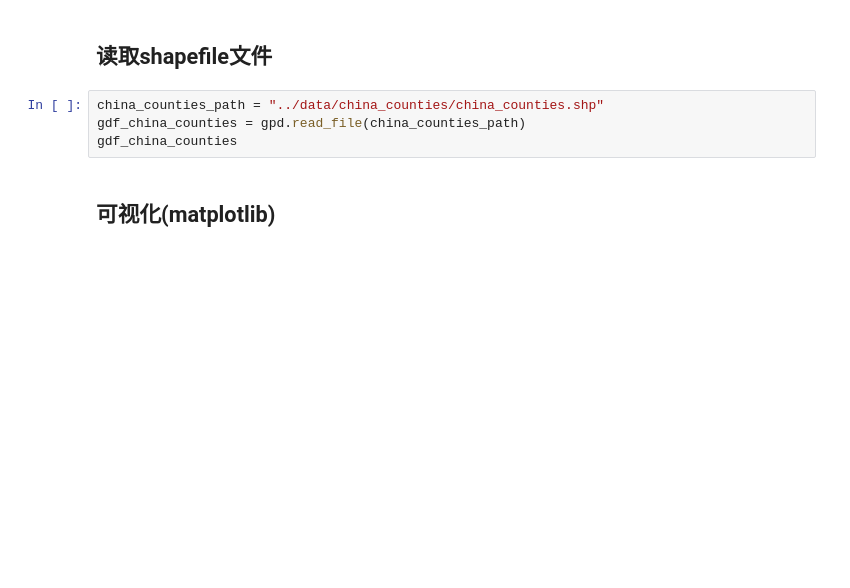
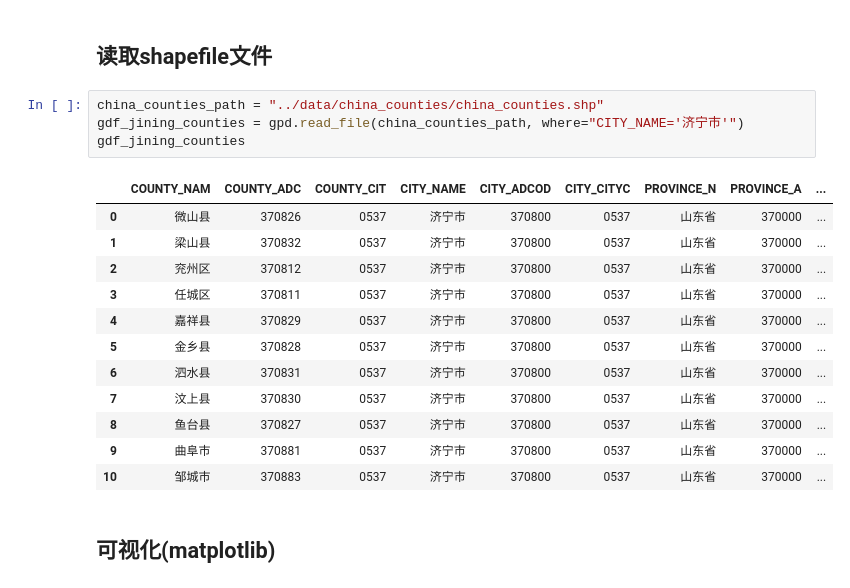
Before and after one commit to wkgreat/jupyter-learning, a Jupyter notebook: geopandas/read_shp.ipynb, the cells around one changed output. Cells and saved outputs as stored; diff of their text form; blank space fills up the shorter version.

```diff
--- a/geopandas/read_shp.ipynb
+++ b/geopandas/read_shp.ipynb
@@ -4,8 +4,21 @@ import geopandas as gpd
 ## 读取shapefile文件
 # %%
 china_counties_path = "../data/china_counties/china_counties.shp"
-gdf_china_counties = gpd.read_file(china_counties_path)
-gdf_china_counties
+gdf_jining_counties = gpd.read_file(china_counties_path, where="CITY_NAME='济宁市'")
+gdf_jining_counties
+# %% [output]
+|  | COUNTY_NAM | COUNTY_ADC | COUNTY_CIT | CITY_NAME | CITY_ADCOD | CITY_CITYC | PROVINCE_N | PROVINCE_A | ... |
+| 0 | 微山县 | 370826 | 0537 | 济宁市 | 370800 | 0537 | 山东省 | 370000 | ... |
+| 1 | 梁山县 | 370832 | 0537 | 济宁市 | 370800 | 0537 | 山东省 | 370000 | ... |
+| 2 | 兖州区 | 370812 | 0537 | 济宁市 | 370800 | 0537 | 山东省 | 370000 | ... |
+| 3 | 任城区 | 370811 | 0537 | 济宁市 | 370800 | 0537 | 山东省 | 370000 | ... |
+| 4 | 嘉祥县 | 370829 | 0537 | 济宁市 | 370800 | 0537 | 山东省 | 370000 | ... |
+| 5 | 金乡县 | 370828 | 0537 | 济宁市 | 370800 | 0537 | 山东省 | 370000 | ... |
+| 6 | 泗水县 | 370831 | 0537 | 济宁市 | 370800 | 0537 | 山东省 | 370000 | ... |
+| 7 | 汶上县 | 370830 | 0537 | 济宁市 | 370800 | 0537 | 山东省 | 370000 | ... |
+| 8 | 鱼台县 | 370827 | 0537 | 济宁市 | 370800 | 0537 | 山东省 | 370000 | ... |
+| 9 | 曲阜市 | 370881 | 0537 | 济宁市 | 370800 | 0537 | 山东省 | 370000 | ... |
+| 10 | 邹城市 | 370883 | 0537 | 济宁市 | 370800 | 0537 | 山东省 | 370000 | ... |
 # %% [markdown]
 ## 可视化(matplotlib)
 # %%
```
Also changed, not shown: parts of 4 cells of this notebook.
